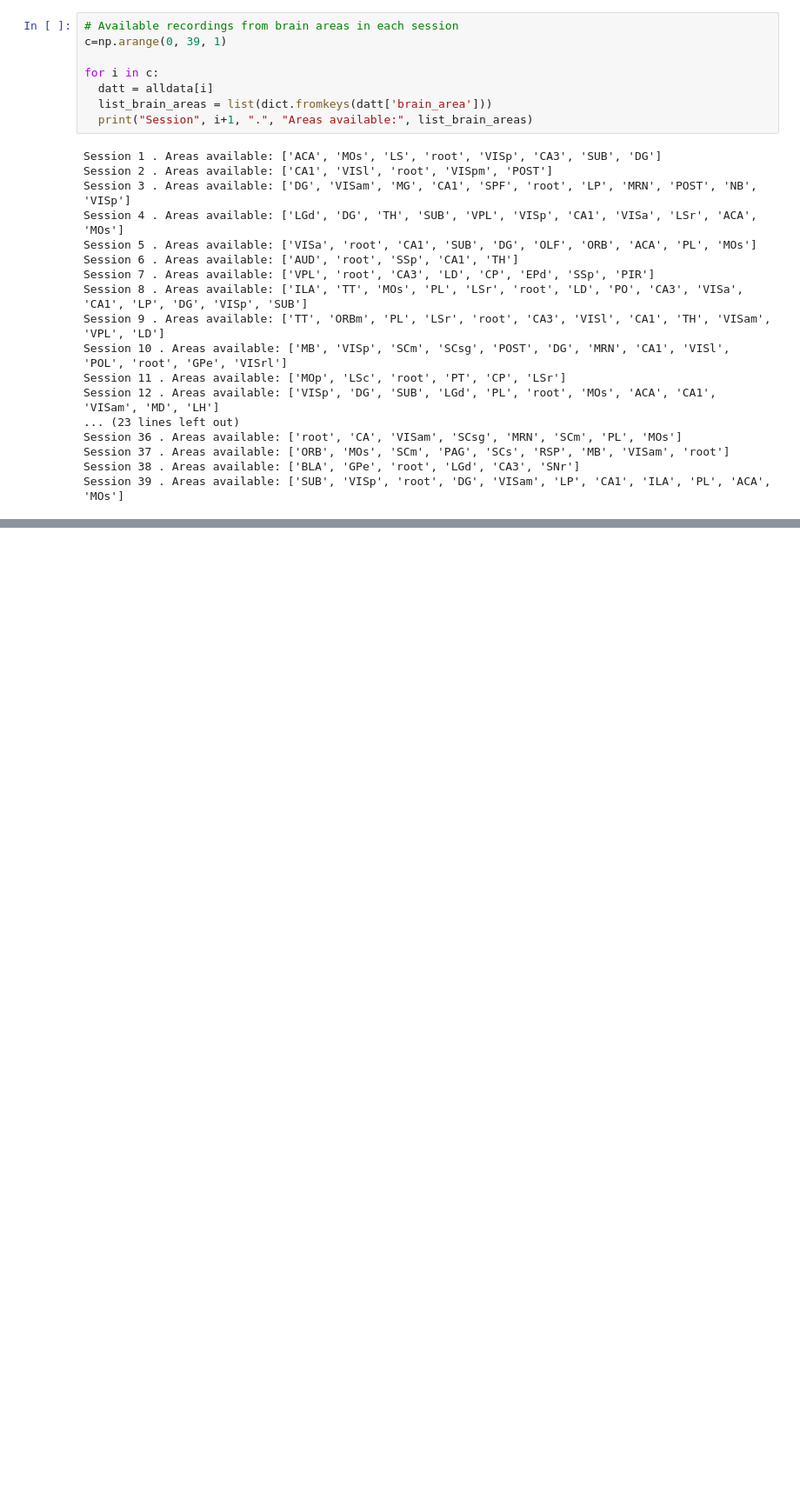
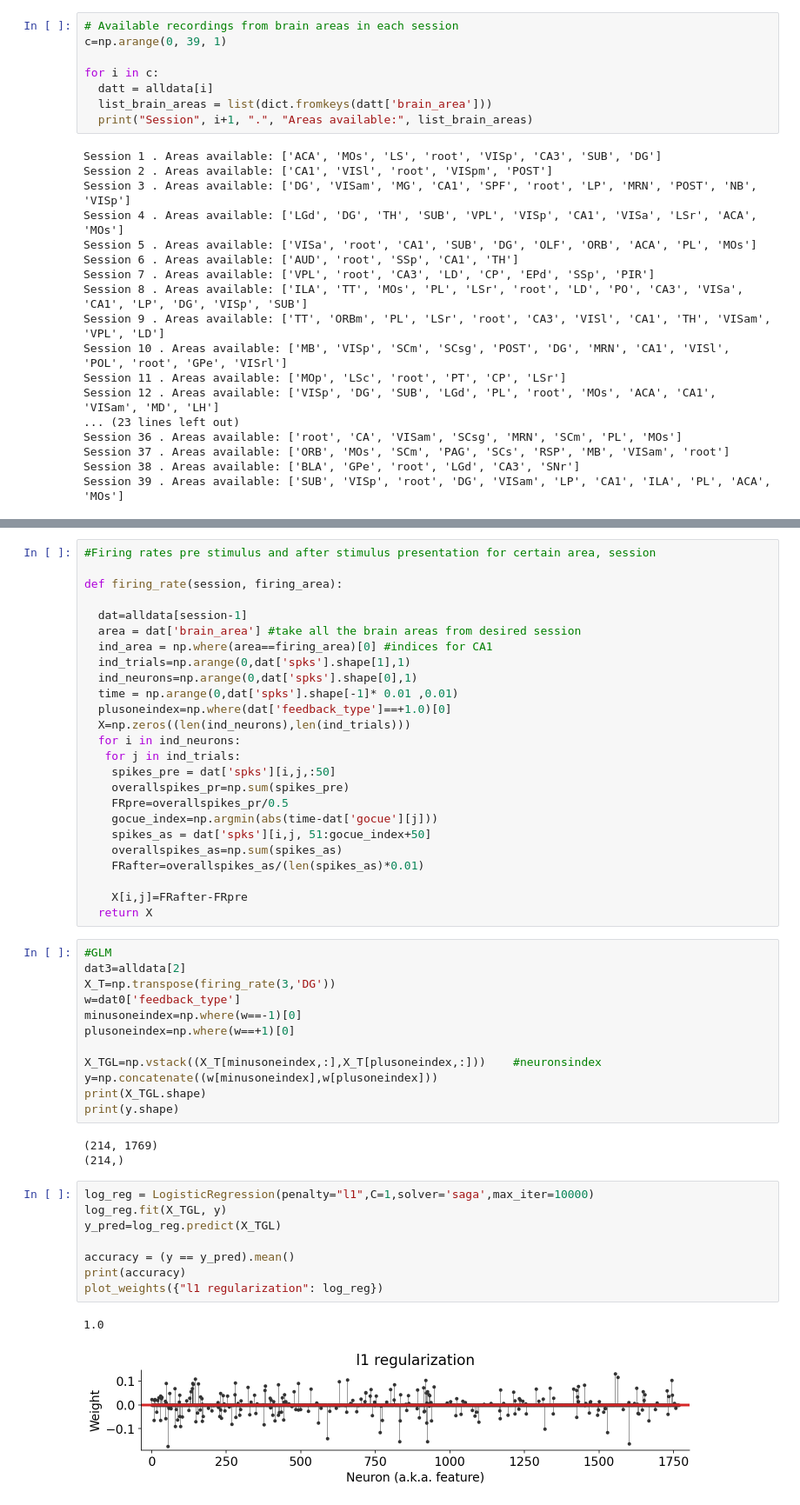
Before and after one commit to petroschalas/stein_set, a Jupyter notebook: Analysis_of_Steinmetz_et_al_dataset.ipynb, the cells around one changed output, grey strips where cells are left out. Shown: that part at 87% size. Cells and saved outputs as stored; diff of their text form; blank space fills up the shorter version.

```diff
--- a/Analysis_of_Steinmetz_et_al_dataset.ipynb
+++ b/Analysis_of_Steinmetz_et_al_dataset.ipynb
@@ -138,0 +211,51 @@ psth_feedback(1, 'ACA', +1)
+# %%
+#Firing rates pre stimulus and after stimulus presentation for certain area, session
+
+def firing_rate(session, firing_area):
+
+  dat=alldata[session-1]
+  area = dat['brain_area'] #take all the brain areas from desired session
+  ind_area = np.where(area==firing_area)[0] #indices for CA1
+  ind_trials=np.arange(0,dat['spks'].shape[1],1)
+  ind_neurons=np.arange(0,dat['spks'].shape[0],1)
+  time = np.arange(0,dat['spks'].shape[-1]* 0.01 ,0.01)
+  plusoneindex=np.where(dat['feedback_type']==+1.0)[0]
+  X=np.zeros((len(ind_neurons),len(ind_trials)))
+  for i in ind_neurons:
+   for j in ind_trials:
+    spikes_pre = dat['spks'][i,j,:50]
+    overallspikes_pr=np.sum(spikes_pre)
+    FRpre=overallspikes_pr/0.5
+    gocue_index=np.argmin(abs(time-dat['gocue'][j]))
+    spikes_as = dat['spks'][i,j, 51:gocue_index+50]
+    overallspikes_as=np.sum(spikes_as)
+    FRafter=overallspikes_as/(len(spikes_as)*0.01)
+
+    X[i,j]=FRafter-FRpre
+  return X
+# %%
+#GLM
+dat3=alldata[2]
+X_T=np.transpose(firing_rate(3,'DG'))
+w=dat0['feedback_type']
+minusoneindex=np.where(w==-1)[0]
+plusoneindex=np.where(w==+1)[0]
+
+X_TGL=np.vstack((X_T[minusoneindex,:],X_T[plusoneindex,:]))    #neuronsindex
+y=np.concatenate((w[minusoneindex],w[plusoneindex]))
+print(X_TGL.shape)
+print(y.shape)
+# %% [output]
+(214, 1769)
+(214,)
+# %%
+log_reg = LogisticRegression(penalty="l1",C=1,solver='saga',max_iter=10000)
+log_reg.fit(X_TGL, y)
+y_pred=log_reg.predict(X_TGL)
+
+accuracy = (y == y_pred).mean()
+print(accuracy)
+plot_weights({"l1 regularization": log_reg})
+# %% [output]
+1.0
+[figure, added]
```
Also changed, not shown: parts of 7 cells of this notebook.
